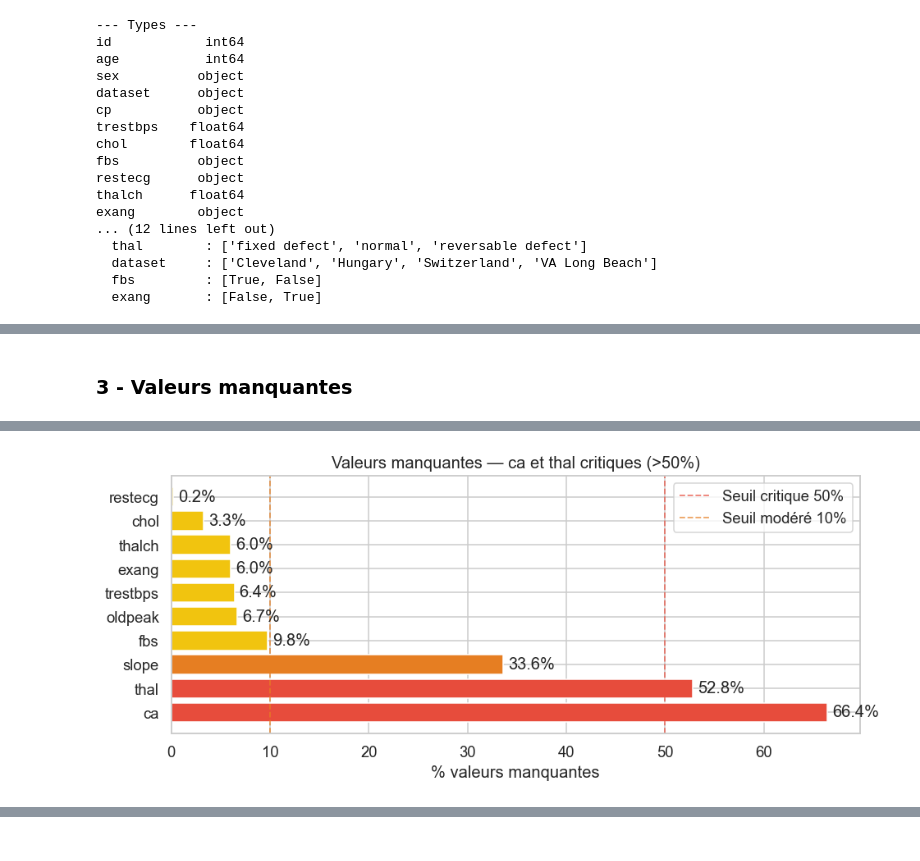
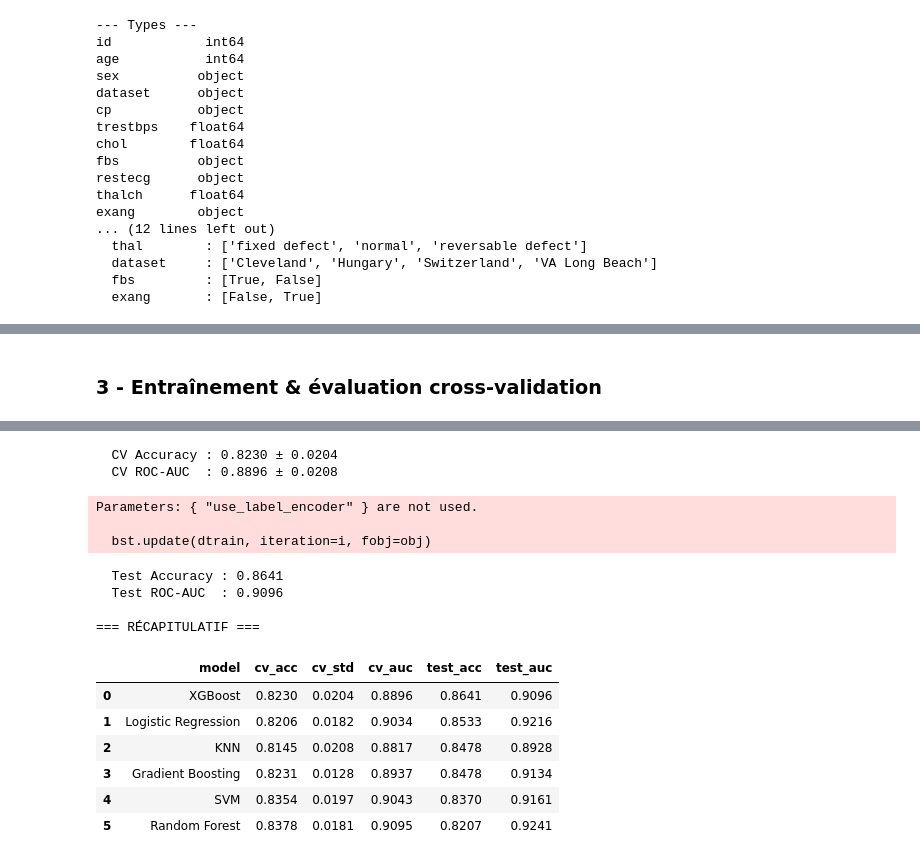
Before and after one commit to bijigunerachid/heart-disease-ml-dl-project, a Jupyter notebook: notebooks/03_ml_models.ipynb, the cells around one changed output, grey strips where cells are left out. Drawn from its saved outputs; the diff is of its cells as text; code cells hidden in the pictures.

Commit message:
Entraînement & évaluation cross-validation

```diff
--- a/notebooks/03_ml_models.ipynb
+++ b/notebooks/03_ml_models.ipynb
@@ -122,29 +100,43 @@ Ratio malades : 55.3%  →  léger déséquilibre, traitement par SMOTE nécessa
 # %% [markdown]
-### 3 - Valeurs manquantes
+### 3 - Entraînement & évaluation cross-validation
 # %%
-miss = df_raw.isnull().sum()
-miss_pct = (miss / len(df_raw) * 100).round(1)
-miss_df = pd.DataFrame({'Nb manquants': miss, '% manquants': miss_pct})
-miss_df = miss_df[miss_df['Nb manquants'] > 0].sort_values('% manquants', ascending=False)
+results = []
+trained_models = {}
 
-print('=== Valeurs manquantes par variable ===')
-print(miss_df.to_string())
+for name, model in MODELS.items():
+    print(f'\n--- {name} ---')
 
-fig, ax = plt.subplots(figsize=(9, 4))
-colors = ['#e74c3c' if p > 50 else '#e67e22' if p > 10 else '#f1c40f'
-          for p in miss_df['% manquants']]
-bars = ax.barh(miss_df.index, miss_df['% manquants'], color=colors, edgecolor='white')
-ax.bar_label(bars, labels=[f'{p:.1f}%' for p in miss_df['% manquants']], padding=4)
-ax.axvline(50, color='#e74c3c', linestyle='--', linewidth=1.2, alpha=0.7, label='Seuil critique 50%')
-ax.axvline(10, color='#e67e22', linestyle='--', linewidth=1.2, alpha=0.7, label='Seuil modéré 10%')
-ax.set_xlabel('% valeurs manquantes')
-ax.set_title('Valeurs manquantes — ca et thal critiques (>50%)')
-ax.legend()
-plt.tight_layout()
-plt.savefig(FIGS_PATH / '02_missing_values.png', dpi=150, bbox_inches='tight')
-plt.show()
+    # Cross-validation sur le train set
+    cv_acc = cross_val_score(model, X_train, y_train, cv=cv, scoring='accuracy')
+    cv_auc = cross_val_score(model, X_train, y_train, cv=cv, scoring='roc_auc')
+    print(f'  CV Accuracy : {cv_acc.mean():.4f} ± {cv_acc.std():.4f}')
+    print(f'  CV ROC-AUC  : {cv_auc.mean():.4f} ± {cv_auc.std():.4f}')
 
-print('\n→ ca et thal : >50% manquant → imputation + flag binaire ca_missing / thal_missing')
-print('→ slope : 34% → imputation par mode')
-print('→ autres < 10% → imputation médiane/mode standard')
+    # Fit final sur tout le train
+    model.fit(X_train, y_train)
+    y_pred  = model.predict(X_test)
+    y_proba = model.predict_proba(X_test)[:, 1]
+
+    test_acc = accuracy_score(y_test, y_pred)
+    test_auc = roc_auc_score(y_test, y_proba)
+    print(f'  Test Accuracy : {test_acc:.4f}')
+    print(f'  Test ROC-AUC  : {test_auc:.4f}')
+
+    # Sauvegarde
+    fname = name.lower().replace(' ', '_')
+    joblib.dump(model, ML_PATH / f'{fname}.joblib')
+    trained_models[name] = model
+
+    results.append({
+        'model':    name,
+        'cv_acc':   round(cv_acc.mean(), 4),
+        'cv_std':   round(cv_acc.std(),  4),
+        'cv_auc':   round(cv_auc.mean(), 4),
+        'test_acc': round(test_acc, 4),
+        'test_auc': round(test_auc, 4),
+    })
+
+df_results = pd.DataFrame(results).sort_values('test_acc', ascending=False).reset_index(drop=True)
+print('\n=== RÉCAPITULATIF ===')
+df_results
 # %% [output]
@@ -163 +159,0 @@ restecg              2          0.2
-[figure, removed]
@@ -166,0 +177,16 @@ restecg              2          0.2
+  CV Accuracy : 0.8230 ± 0.0204
+  CV ROC-AUC  : 0.8896 ± 0.0208
+Parameters: { "use_label_encoder" } are not used.
+
+  bst.update(dtrain, iteration=i, fobj=obj)
+  Test Accuracy : 0.8641
+  Test ROC-AUC  : 0.9096
+
+=== RÉCAPITULATIF ===
+|  | model | cv_acc | cv_std | cv_auc | test_acc | test_auc |
+| 0 | XGBoost | 0.8230 | 0.0204 | 0.8896 | 0.8641 | 0.9096 |
+| 1 | Logistic Regression | 0.8206 | 0.0182 | 0.9034 | 0.8533 | 0.9216 |
+| 2 | KNN | 0.8145 | 0.0208 | 0.8817 | 0.8478 | 0.8928 |
+| 3 | Gradient Boosting | 0.8231 | 0.0128 | 0.8937 | 0.8478 | 0.9134 |
+| 4 | SVM | 0.8354 | 0.0197 | 0.9043 | 0.8370 | 0.9161 |
+| 5 | Random Forest | 0.8378 | 0.0181 | 0.9095 | 0.8207 | 0.9241 |
```
Also changed, not shown: parts of 8 cells of this notebook.
